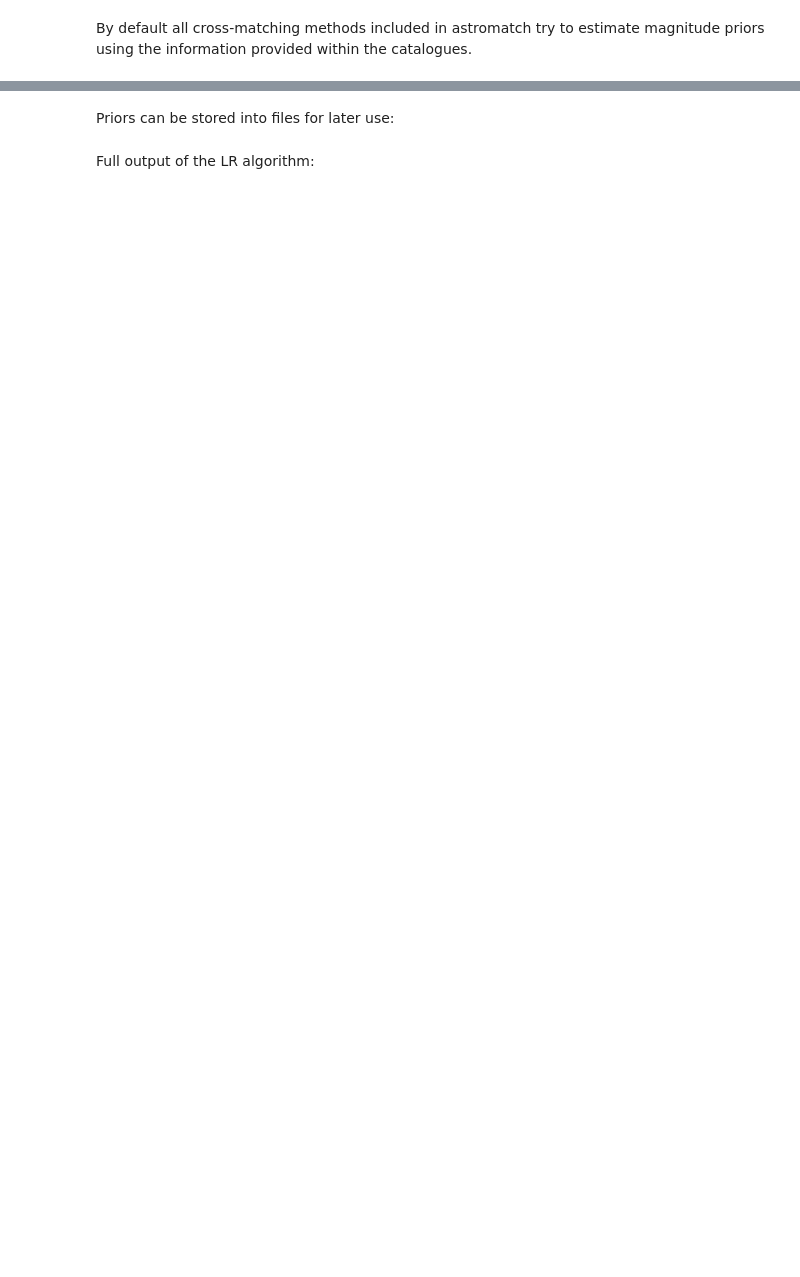
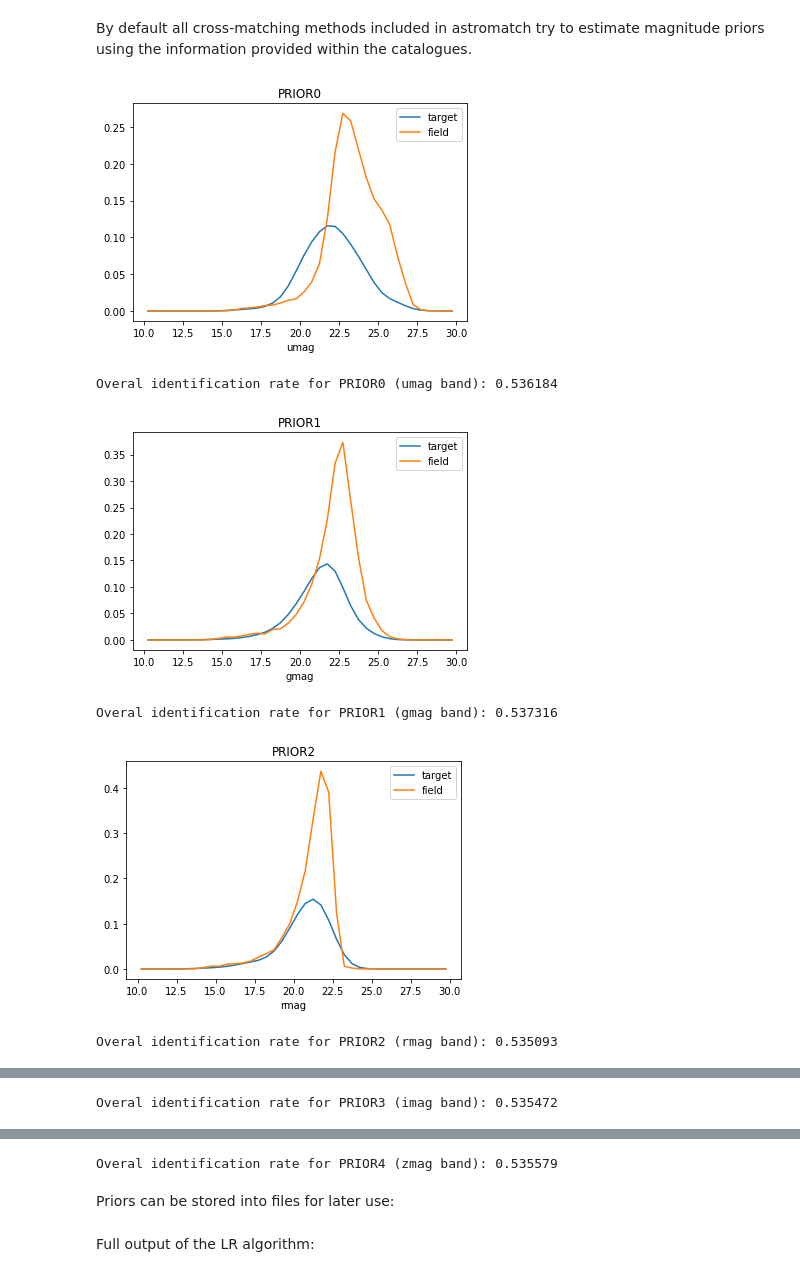
Before and after one commit to ruizca/astromatch, a Jupyter notebook: docs/astromatch/examples.ipynb, the cells around one changed output, grey strips where cells are left out. Cells and saved outputs as stored; diff of their text form; code cells hidden in the pictures; blank space fills up the shorter version.

Commit message:
changes to include N-D priors
Co-authored-by: Antonis Georgakakis <age@noa.gr>

```diff
--- a/docs/astromatch/examples.ipynb
+++ b/docs/astromatch/examples.ipynb
@@ -165,9 +252,10 @@ except FileNotFoundError:
 
     sdss_cols = ['objID', 'RA_ICRS', 'DE_ICRS', 'e_RA_ICRS', 'e_DE_ICRS'] + sdss_mags
 
-    v = Vizier(columns=sdss_cols,
-               column_filters={'mode': '=1', 'q_mode': '=+', 'e_RA_ICRS': '>0', 'e_DE_ICRS': '>0'},
-               row_limit=-1,
+    v = Vizier(
+        columns=sdss_cols,
+        column_filters={'mode': '=1', 'q_mode': '=+', 'e_RA_ICRS': '>0', 'e_DE_ICRS': '>0'},
+        row_limit=-1,
     )
     result = v.query_region(region_center, radius=1*u.deg, catalog='V/147/sdss12')
     ocat_table = result[0]
@@ -197,2 +289,2 @@ We calculate the cross-match using the likelihood ratio method:
 # %%
-match_results_lr = xm.run(method='lr', radius=10.0*u.arcsec)
+match_results_lr = xm.run(method='lr', radius=10.0*u.arcsec, poserr_dist="normal")
@@ -199,5 +300,17 @@ match_results_lr = xm.run(method='lr', radius=10.0*u.arcsec)
 # %% [markdown]
 By default all cross-matching methods included in astromatch try to estimate magnitude priors using the information provided within the catalogues.
 # %%
-xm.priors.plot('rmag')
-print("Overal identification rate in r band:", xm.priors.qcap('rmag'))
+for p in xm.priors.magnames:
+    xm.priors.plot(p)
+    print(
+        "Overal identification rate for {} ({} band): {:02f}".format(
+            p, xm.priors.prior_dict[p]["name"][0], xm.priors.qcap(p)
+        )
+    )
+# %% [output]
+[figure, added]
+Overal identification rate for PRIOR0 (umag band): 0.536184
+[figure, added]
+Overal identification rate for PRIOR1 (gmag band): 0.537316
+[figure, added]
+Overal identification rate for PRIOR2 (rmag band): 0.535093
@@ -203,0 +318 @@ print("Overal identification rate in r band:", xm.priors.qcap('rmag'))
+Overal identification rate for PRIOR3 (imag band): 0.535472
@@ -204,3 +320,4 @@ print("Overal identification rate in r band:", xm.priors.qcap('rmag'))
+Overal identification rate for PRIOR4 (zmag band): 0.535579
 # %% [markdown]
 Priors can be stored into files for later use:
 # %%
```
Also changed, not shown: parts of 39 cells of this notebook, 14 other files.
